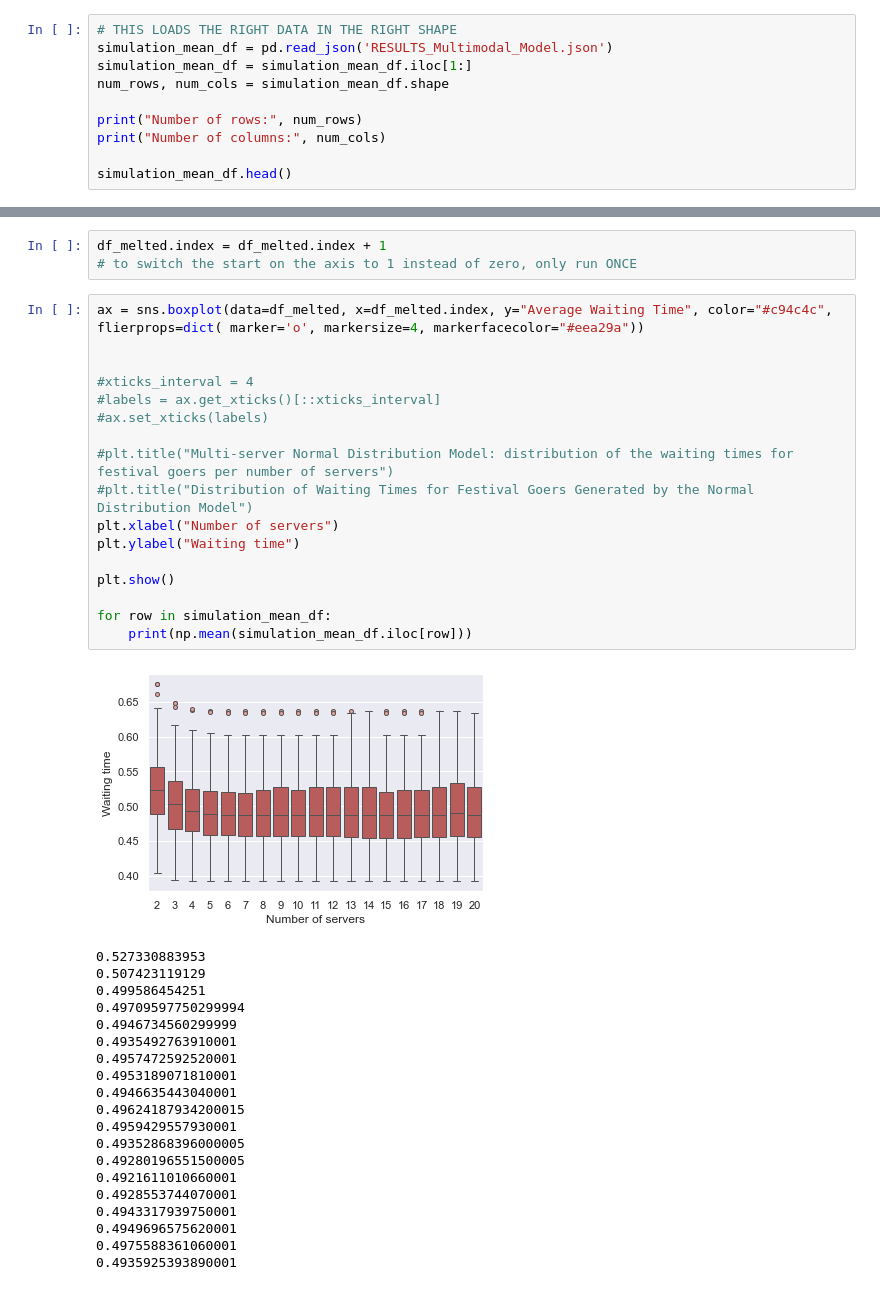
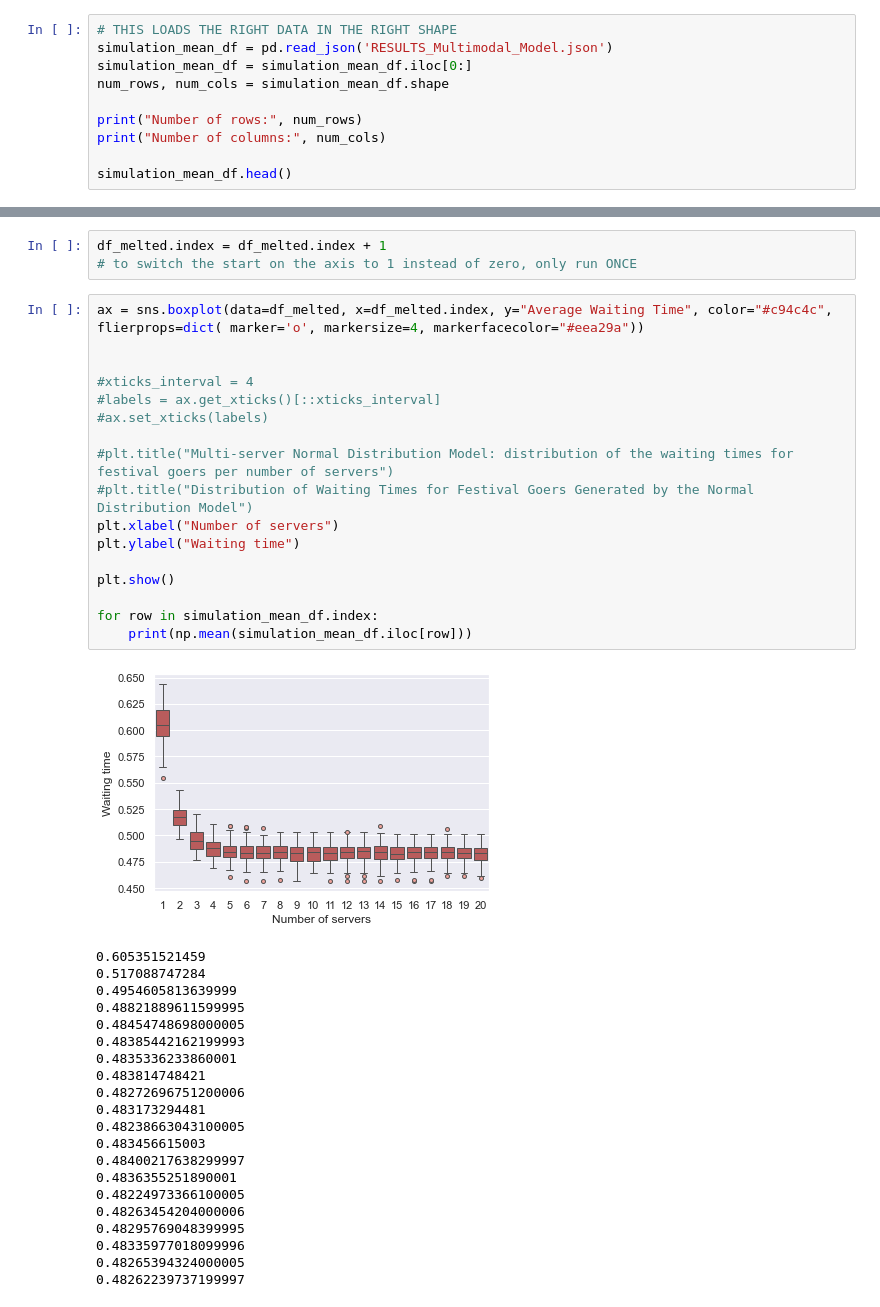
Before and after one commit to beavargas/Festivals-simulation-FYP, a Jupyter notebook: Visualization.ipynb, the cells around one changed output, grey strips where cells are left out. Cells and saved outputs as stored; diff of their text form.

```diff
--- a/Visualization.ipynb
+++ b/Visualization.ipynb
@@ -9,7 +9,7 @@ sns.set_theme(style="darkgrid")
 # %%
 # THIS LOADS THE RIGHT DATA IN THE RIGHT SHAPE
 simulation_mean_df = pd.read_json('RESULTS_Multimodal_Model.json')
-simulation_mean_df = simulation_mean_df.iloc[1:]
+simulation_mean_df = simulation_mean_df.iloc[0:]
 num_rows, num_cols = simulation_mean_df.shape
 
 print("Number of rows:", num_rows)
@@ -61,38 +61,39 @@ df_melted.index = df_melted.index + 1
 # %%
 ax = sns.boxplot(data=df_melted, x=df_melted.index, y="Average Waiting Time", color="#c94c4c",  flierprops=dict( marker='o', markersize=4, markerfacecolor="#eea29a"))
 
 
 #xticks_interval = 4
 #labels = ax.get_xticks()[::xticks_interval]
 #ax.set_xticks(labels)
 
 #plt.title("Multi-server Normal Distribution Model: distribution of the waiting times for festival goers per number of servers")
 #plt.title("Distribution of Waiting Times for Festival Goers Generated by the Normal Distribution Model")
 plt.xlabel("Number of servers")
 plt.ylabel("Waiting time")
 
 plt.show()
 
-for row in simulation_mean_df:
+for row in simulation_mean_df.index:
     print(np.mean(simulation_mean_df.iloc[row]))
 # %% [output]
-[figure, old version]
+[figure, new version]
-0.527330883953
-0.507423119129
-0.499586454251
-0.49709597750299994
-0.4946734560299999
-0.4935492763910001
-0.4957472592520001
-0.4953189071810001
-0.4946635443040001
-0.49624187934200015
-0.4959429557930001
-0.49352868396000005
-0.49280196551500005
-0.4921611010660001
-0.4928553744070001
-0.4943317939750001
-0.4949696575620001
-0.4975588361060001
-0.4935925393890001
+0.605351521459
+0.517088747284
+0.4954605813639999
+0.48821889611599995
+0.48454748698000005
+0.48385442162199993
+0.4835336233860001
+0.483814748421
+0.48272696751200006
+0.483173294481
+0.48238663043100005
+0.483456615003
+0.48400217638299997
+0.4836355251890001
+0.48224973366100005
+0.48263454204000006
+0.48295769048399995
+0.48335977018099996
+0.48265394324000005
+0.48262239737199997
```
Also changed, not shown: parts of 6 cells of this notebook, 5 other files.
